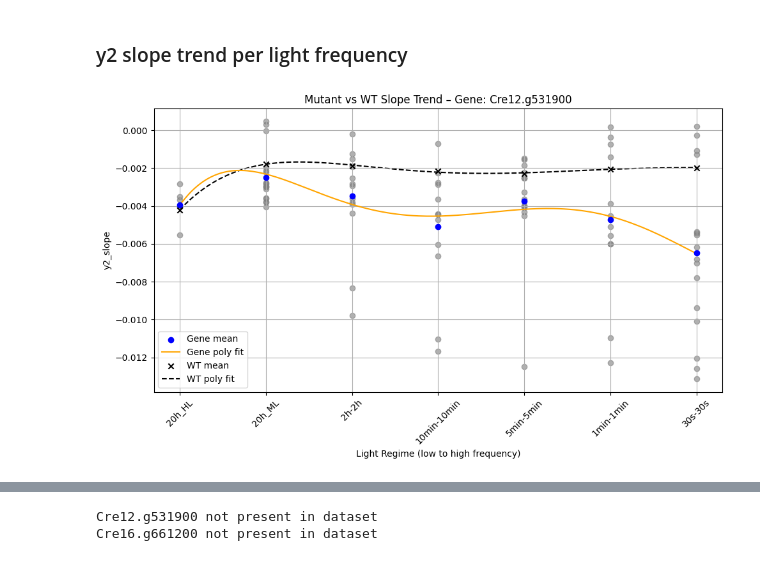
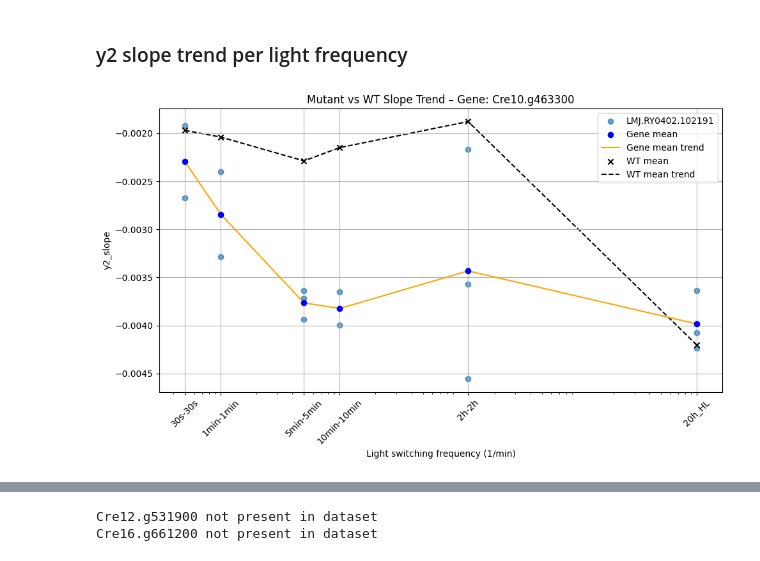
Before and after one commit to Imane-Mkt/Chlamy, a Jupyter notebook: Chlamy_Project_v2-main/Notebooks_Imane/New_analysis.ipynb, the cells around one changed output, grey strips where cells are left out. Saved outputs shown, nothing was run; the diff lists cells and outputs as text; code cells hidden in the pictures.

```diff
--- a/Chlamy_Project_v2-main/Notebooks_Imane/New_analysis.ipynb
+++ b/Chlamy_Project_v2-main/Notebooks_Imane/New_analysis.ipynb
@@ -263,31 +263,42 @@ high_light = [
     'Cre04.g215150', 'Cre17.g746397', 'Cre06.g285451', 'Cre04.g214501'
 ]
 # %%
-import matplotlib.pyplot as plt
 import numpy as np
 import pandas as pd
 from numpy.polynomial.polynomial import Polynomial
+import matplotlib.cm as cm
+import matplotlib.colors as mcolors
 
+# Load data
 data = pd.read_csv('/home/imokhtatif/.vscode-server/Chlamy_Project_v2-main/Quantile_normalization/2025_5_phase2_light_status_slope_QtilNorm_randeffONLYPLATES_ontimepoints.csv')
+
 # Light regime order and frequency mapping
-regime_order = ['20h_HL', '20h_ML', '2h-2h', '10min-10min', '5min-5min', '1min-1min', '30s-30s']
-regime_to_freq = {regime: i / (len(regime_order) - 1) for i, regime in enumerate(regime_order)}
+# regime_order = ['20h_HL', '20h_ML', '2h-2h', '10min-10min', '5min-5min', '1min-1min', '30s-30s']
+# regime_to_freq = {regime: i / (len(regime_order) - 1) for i, regime in enumerate(regime_order)}
 
+#  frequencies in 1/min
+regime_to_freq = {
+    '20h_HL': 10000,
+    '2h-2h': 120,
+    '10min-10min': 10,
+    '5min-5min': 5,
+    '1min-1min': 1,
+    '30s-30s': 0.5
+}
+regime_order = list(regime_to_freq.keys())
 
-for gene in ['Cre12.g531900']:#high_light_freq:
+for gene in high_light_freq:
     if gene not in data['mutated_genes'].unique():
         print(f'{gene} not present in dataset')
         continue
-    # === Filter gene data ===
     gene_data = data[
-        (data['mutated_genes'] == gene) &
+        (data['mutated_genes'].astype(str).str.contains(gene)) &
         (data['light_regime'].isin(regime_order)) &
         (~data['y2_slope'].isna())
     ].copy()
     gene_data['freq'] = gene_data['light_regime'].map(regime_to_freq)
 
-    # === Get the WT data from same plates ===
-    plates = ['33v1', '33v2', '33v3']#gene_data['plate'].unique()
+    plates = gene_data['plate'].unique()
     wt_data = data[
         (data['mutated_genes'] == 'WT') &
         (data['plate'].isin(plates)) &
@@ -296,54 +307,68 @@ for gene in ['Cre12.g531900']:#high_light_freq:
     ].copy()
     wt_data['freq'] = wt_data['light_regime'].map(regime_to_freq)
 
-    # === Aggregate gene mutants ===
-    gene_agg = gene_data.groupby('light_regime').agg(
+    mutant_means = gene_data.groupby(['mutant_ID', 'light_regime']).agg(
         mean_y2_slope=('y2_slope', 'mean')
     ).reset_index()
+
+    gene_agg = mutant_means.groupby('light_regime').agg(
+        mean_y2_slope=('mean_y2_slope', 'mean')
+    ).reset_index()
+
     gene_agg['freq'] = gene_agg['light_regime'].map(regime_to_freq)
 
-    # === Aggregate WT ===
     wt_agg = wt_data.groupby('light_regime').agg(
         mean_y2_slope=('y2_slope', 'mean')
     ).reset_index()
     wt_agg['freq'] = wt_agg['light_regime'].map(regime_to_freq)
 
-    # === Polynomial fits ===
     x_gene = gene_agg['freq'].values
     y_gene = gene_agg['mean_y2_slope'].values
-    p_gene = Polynomial.fit(x_gene, y_gene, deg=5)
 
     x_wt = wt_agg['freq'].values
     y_wt = wt_agg['mean_y2_slope'].values
-    p_wt = Polynomial.fit(x_wt, y_wt, deg=5)
+    gene_agg = gene_agg.sort_values("freq")
+    wt_agg = wt_agg.sort_values("freq")
 
-    x_fit = np.linspace(0, 1, 200)
-    y_gene_fit = p_gene(x_fit)
-    y_wt_fit = p_wt(x_fit)
 
-    # === Plot ===
     plt.figure(figsize=(10, 6))
+    mutants = gene_data['mutant_ID'].unique()
+    colors = cm.get_cmap('tab10', len(mutants))
+    for i, mutant in enumerate(mutants):
+        mutant_df = gene_data[gene_data['mutant_ID'] == mutant]
+        plt.scatter(
+            mutant_df['freq'],
+            mutant_df['y2_slope'],
+            label=mutant,
+            color=colors(i),
+            alpha=0.7
+        )
 
-    # Individual mutant points
-    for _, row in gene_data.iterrows():
-        plt.scatter(row['freq'], row['y2_slope'], color='gray', alpha=0.6)
+    plt.xscale('log')
 
-    # Gene mutant means + fit
     plt.scatter(x_gene, y_gene, color='blue', label="Gene mean", zorder=3)
-    plt.plot(x_fit, y_gene_fit, color='orange', label="Gene poly fit", zorder=2)
+    plt.plot(gene_agg['freq'], gene_agg['mean_y2_slope'], color='orange', label="Gene mean trend", zorder=2)
 
-    # WT means + fit
     plt.scatter(x_wt, y_wt, color='black', label="WT mean", zorder=3, marker='x')
-    plt.plot(x_fit, y_wt_fit, color='black', linestyle='--', label="WT poly fit", zorder=1)
+    plt.plot(wt_agg['freq'], wt_agg['mean_y2_slope'], color='black', linestyle='--', label="WT mean trend", zorder=1)
 
-    # Aesthetics
-    plt.xticks(ticks=list(regime_to_freq.values()), labels=regime_order, rotation=45)
-    plt.xlabel("Light Regime (low to high frequency)")
+    # equidistant
+    # plt.xticks(ticks=list(regime_to_freq.values()), labels=regime_order, rotation=45)
+    # plt.xlabel("Light Regime (low to high frequency)")
+
+    # freq scale
+    plt.xticks(
+        ticks=[regime_to_freq[r] for r in regime_order],
+        labels=regime_order,
+        rotation=45
+    )
+    plt.xlabel("Light switching frequency (1/min)")
+
     plt.ylabel("y2_slope")
     plt.title(f"Mutant vs WT Slope Trend – Gene: {gene}")
     plt.grid(True)
     plt.legend()
     plt.tight_layout()
     plt.show()
 # %% [output]
-[figure, old version]
+[figure, new version]
```
Also changed, not shown: parts of 1 cell of this notebook.
